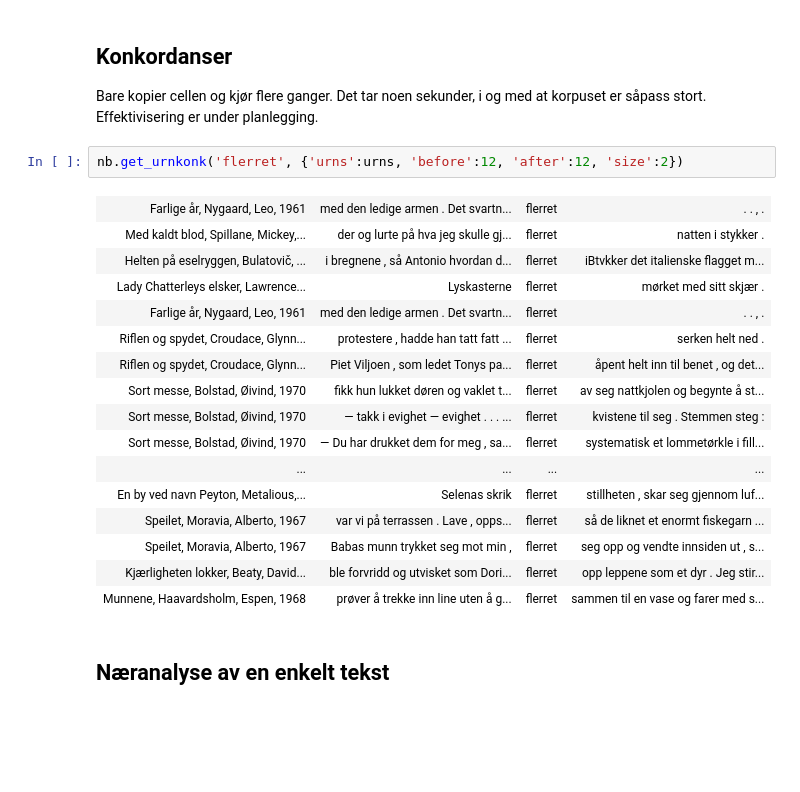
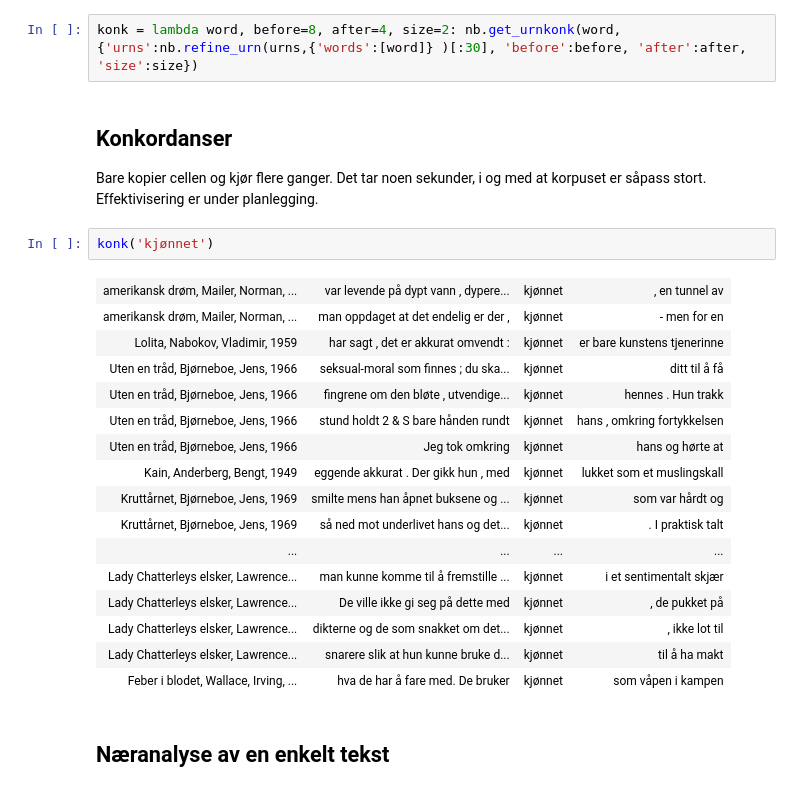
Before and after one commit to Yoonsen/xmining, a Jupyter notebook: eros_konk_analyse.ipynb, the cells around one changed output. Cells and saved outputs as stored; diff of their text form; blank space fills up the shorter version.

```diff
--- a/eros_konk_analyse.ipynb
+++ b/eros_konk_analyse.ipynb
@@ -21,26 +40,28 @@ meta = [nb.metadata(urn) for urn in urns]
+# %%
+konk = lambda word, before=8, after=4, size=2: nb.get_urnkonk(word, {'urns':nb.refine_urn(urns,{'words':[word]} )[:30], 'before':before, 'after':after, 'size':size})
 # %% [markdown]
 ## Konkordanser
 
 Bare kopier cellen og kjør flere ganger. Det tar noen sekunder, i og med at korpuset er såpass stort. Effektivisering er under planlegging.
-# %%
-nb.get_urnkonk('flerret', {'urns':urns, 'before':12, 'after':12, 'size':2})
-# %% [output]
-| Farlige år, Nygaard, Leo, 1961 | med den ledige armen . Det svartn... | flerret | . . , . |
-| Med kaldt blod, Spillane, Mickey,... | der og lurte på hva jeg skulle gj... | flerret | natten i stykker . |
-| Helten på eselryggen, Bulatovič, ... | i bregnene , så Antonio hvordan d... | flerret | iBtvkker det italienske flagget m... |
-| Lady Chatterleys elsker, Lawrence... | Lyskasterne | flerret | mørket med sitt skjær . |
-| Farlige år, Nygaard, Leo, 1961 | med den ledige armen . Det svartn... | flerret | . . , . |
-| Riflen og spydet, Croudace, Glynn... | protestere , hadde han tatt fatt ... | flerret | serken helt ned . |
-| Riflen og spydet, Croudace, Glynn... | Piet Viljoen , som ledet Tonys pa... | flerret | åpent helt inn til benet , og det... |
-| Sort messe, Bolstad, Øivind, 1970 | fikk hun lukket døren og vaklet t... | flerret | av seg nattkjolen og begynte å st... |
-| Sort messe, Bolstad, Øivind, 1970 | — takk i evighet — evighet . . . ... | flerret | kvistene til seg . Stemmen steg : |
-| Sort messe, Bolstad, Øivind, 1970 | — Du har drukket dem for meg , sa... | flerret | systematisk et lommetørkle i fill... |
-| ... | ... | ... | ... |
-| En by ved navn Peyton, Metalious,... | Selenas skrik | flerret | stillheten , skar seg gjennom luf... |
-| Speilet, Moravia, Alberto, 1967 | var vi på terrassen . Lave , opps... | flerret | så de liknet et enormt fiskegarn ... |
-| Speilet, Moravia, Alberto, 1967 | Babas munn trykket seg mot min , | flerret | seg opp og vendte innsiden ut , s... |
-| Kjærligheten lokker, Beaty, David... | ble forvridd og utvisket som Dori... | flerret | opp leppene som et dyr . Jeg stir... |
-| Munnene, Haavardsholm, Espen, 1968 | prøver å trekke inn line uten å g... | flerret | sammen til en vase og farer med s... |
+# %%
+konk('kjønnet')
+# %% [output]
+| amerikansk drøm, Mailer, Norman, ... | var levende på dypt vann , dypere... | kjønnet | , en tunnel av |
+| amerikansk drøm, Mailer, Norman, ... | man oppdaget at det endelig er der , | kjønnet | - men for en |
+| Lolita, Nabokov, Vladimir, 1959 | har sagt , det er akkurat omvendt : | kjønnet | er bare kunstens tjenerinne |
+| Uten en tråd, Bjørneboe, Jens, 1966 | seksual-moral som finnes ; du ska... | kjønnet | ditt til å få |
+| Uten en tråd, Bjørneboe, Jens, 1966 | fingrene om den bløte , utvendige... | kjønnet | hennes . Hun trakk |
+| Uten en tråd, Bjørneboe, Jens, 1966 | stund holdt 2 & S bare hånden rundt | kjønnet | hans , omkring fortykkelsen |
+| Uten en tråd, Bjørneboe, Jens, 1966 | Jeg tok omkring | kjønnet | hans og hørte at |
+| Kain, Anderberg, Bengt, 1949 | eggende akkurat . Der gikk hun , med | kjønnet | lukket som et muslingskall |
+| Kruttårnet, Bjørneboe, Jens, 1969 | smilte mens han åpnet buksene og ... | kjønnet | som var hårdt og |
+| Kruttårnet, Bjørneboe, Jens, 1969 | så ned mot underlivet hans og det... | kjønnet | . I praktisk talt |
+| ... | ... | ... | ... |
+| Lady Chatterleys elsker, Lawrence... | man kunne komme til å fremstille ... | kjønnet | i et sentimentalt skjær |
+| Lady Chatterleys elsker, Lawrence... | De ville ikke gi seg på dette med | kjønnet | , de pukket på |
+| Lady Chatterleys elsker, Lawrence... | dikterne og de som snakket om det... | kjønnet | , ikke lot til |
+| Lady Chatterleys elsker, Lawrence... | snarere slik at hun kunne bruke d... | kjønnet | til å ha makt |
+| Feber i blodet, Wallace, Irving, ... | hva de har å fare med. De bruker | kjønnet | som våpen i kampen |
 # %% [markdown]
 ## Næranalyse av en enkelt tekst
 # %% [markdown]
```
Also changed, not shown: parts of 46 cells of this notebook, 5 other files.
